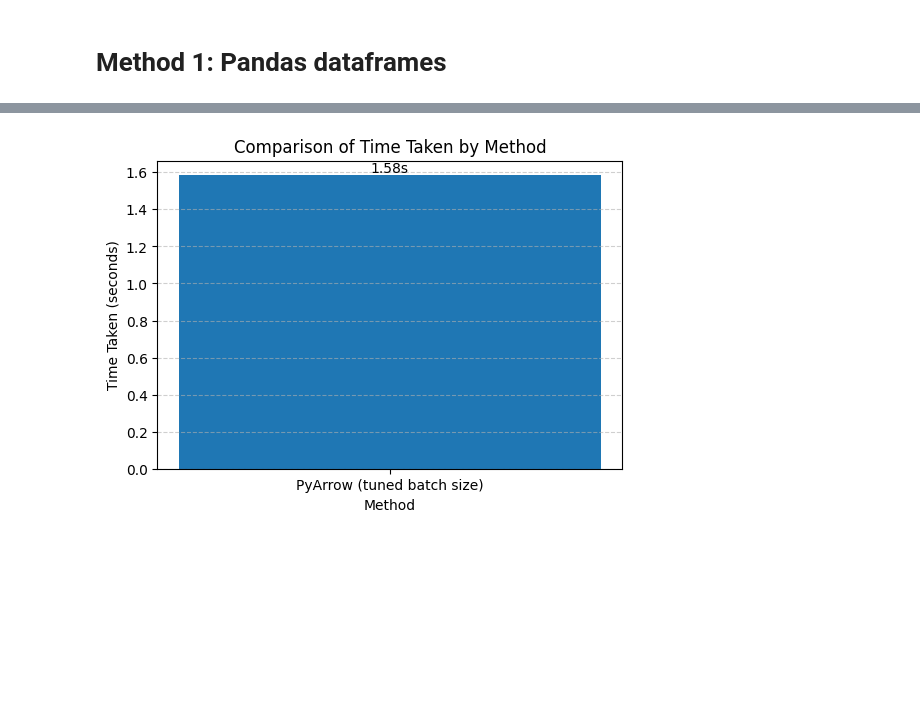
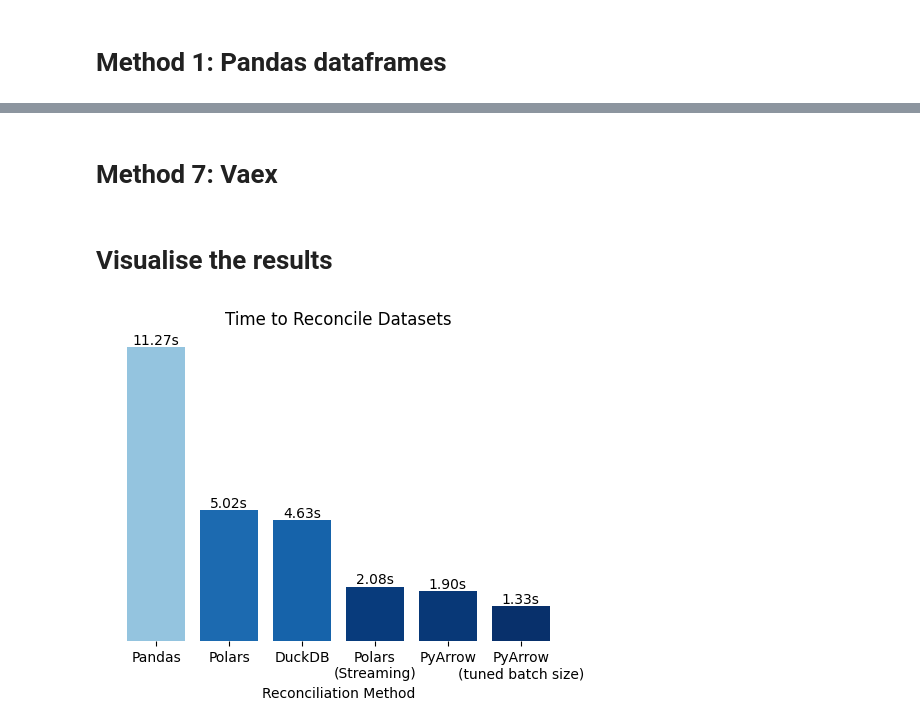
Before and after one commit to dylanlooyq/data_reconciliation, a Jupyter notebook: reconciliation.ipynb, the cells around one changed output, grey strips where cells are left out. Saved outputs shown, nothing was run; the diff lists cells and outputs as text; code cells hidden in the pictures; blank space fills up the shorter version.

```diff
--- a/reconciliation.ipynb
+++ b/reconciliation.ipynb
@@ -243,26 +365,46 @@ Average time over 5 runs: 1.583524 sec
-# %%
-# Visualise the results
-
-# Extract methods and their corresponding times
-methods = list(results.keys())
-times = [v['time_taken_sec'] for v in results.values()]
-
-# Plot bar chart
-plt.figure(figsize=(6, 4))
-bars = plt.bar(methods, times)
-
-# Add value labels on top of bars
-for bar in bars:
-    height = bar.get_height()
-    plt.text(bar.get_x() + bar.get_width()/2, height, f"{height:.2f}s",
-             ha='center', va='bottom', fontsize=10)
-
-# Titles and labels
-plt.title("Comparison of Time Taken by Method")
-plt.xlabel("Reconciliation Method")
-plt.ylabel("Time Taken (seconds)")
-plt.grid(axis='y', linestyle='--', alpha=0.6)
-
-plt.show()
-# %% [output]
-[figure, removed]
+# %% [markdown]
+# Method 7: Vaex
+# %% [markdown]
+# Visualise the results
+# %%
+# Visualise the results
+
+# Extract methods and their corresponding times
+methods = list(results.keys())
+times = [v['time_taken_sec'] for v in results.values()]
+
+# --- Sort results by descending time ---
+sorted_data = sorted(zip(methods, times), key=lambda x: x[1], reverse=True)
+methods, times = zip(*sorted_data)
+
+# Normalize and color (same logic)
+max_time = max(times)
+min_time = min(times)
+norm_times = [(t - min_time) / (max_time - min_time) if max_time > min_time else 0.5 for t in times]
+colors = [plt.cm.Blues(1 - n * 0.6) for n in norm_times]
+
+# --- Plot ---
+plt.figure(figsize=(6, 4))
+bars = plt.bar(methods, times, color=colors)
+
+# Add value labels on top of bars
+for bar in bars:
+    height = bar.get_height()
+    plt.text(bar.get_x() + bar.get_width()/2, height, f"{height:.2f}s",
+             ha='center', va='bottom', fontsize=10)
+
+# Titles and labels
+plt.title("Time to Reconcile Datasets")
+plt.xlabel("Reconciliation Method")
+
+# Remove gridlines and box spines
+plt.grid(False)
+for spine in plt.gca().spines.values():
+    spine.set_visible(False)
+
+# Remove y-axis completely
+plt.gca().yaxis.set_visible(False)
+
+plt.show()
+# %% [output]
+[figure, added]
```
Also changed, not shown: parts of 14 cells of this notebook.
